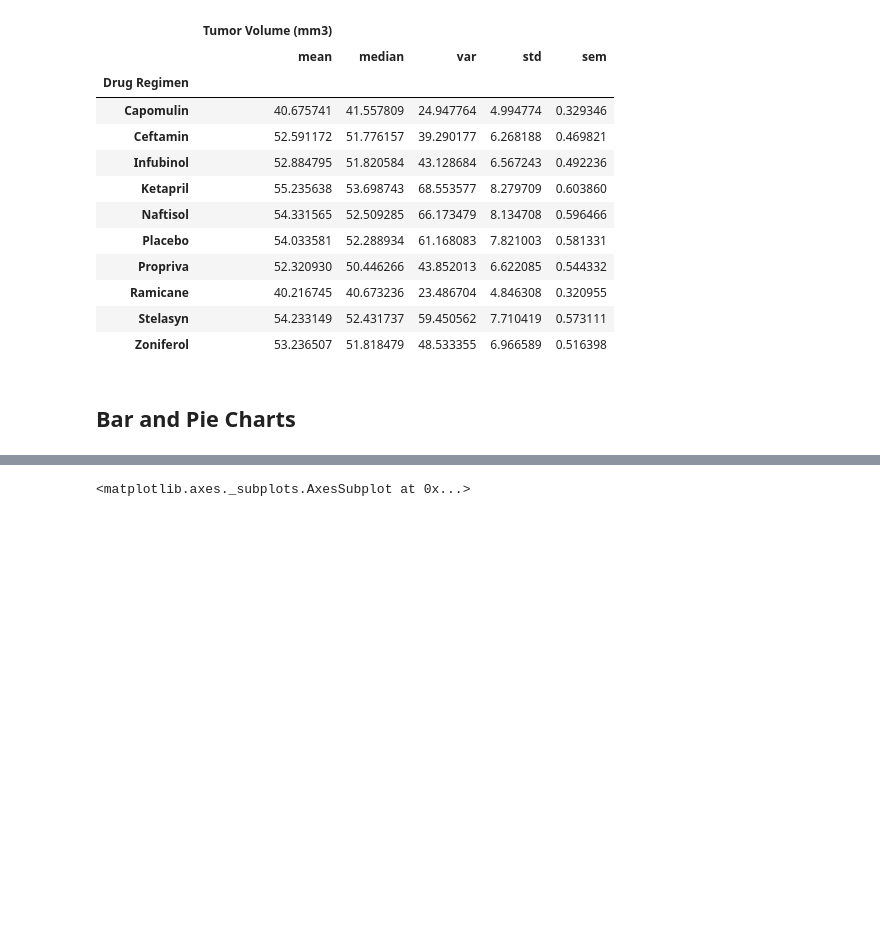
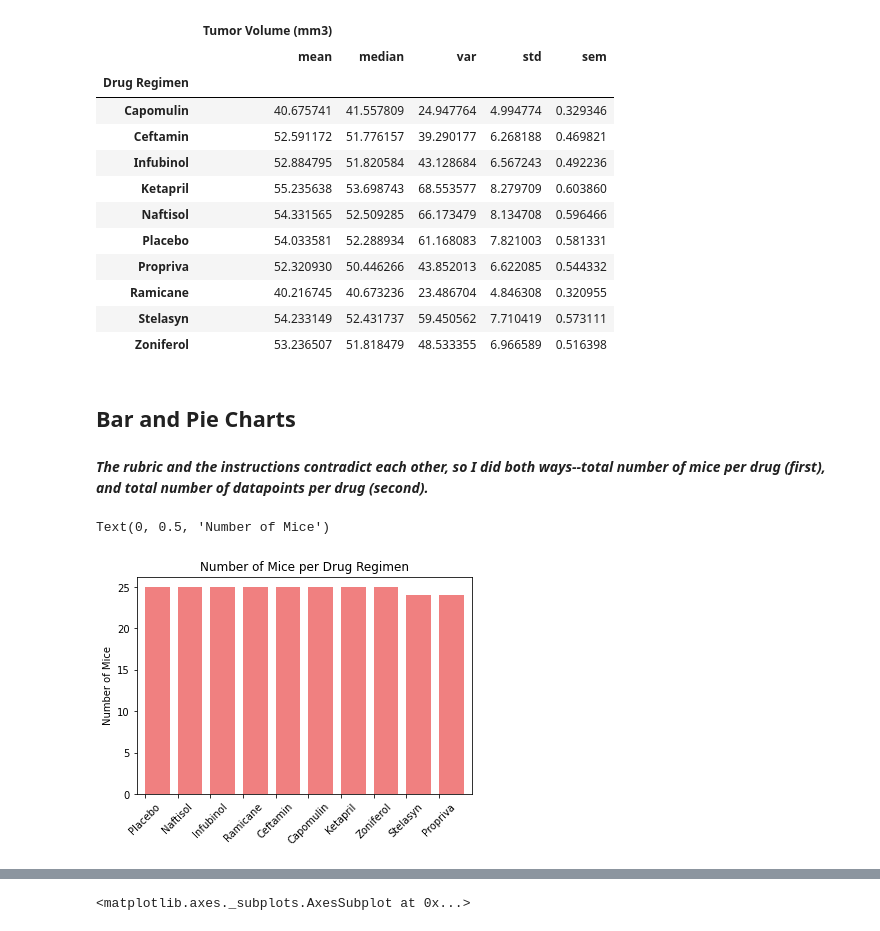
Before and after one commit to emcfarland/matplotlib-challenge, a Jupyter notebook: pymaceuticals.ipynb, the cells around one changed output, grey strips where cells are left out. Drawn from its saved outputs; the diff is of its cells as text; code cells hidden in the pictures; blank space fills up the shorter version.

```diff
--- a/pymaceuticals.ipynb
+++ b/pymaceuticals.ipynb
@@ -88,3 +88,20 @@ Tumor Volume Statistics by Regimen
 | Zoniferol | 53.236507 | 51.818479 | 48.533355 | 6.966589 | 0.516398 |
 # %% [markdown]
 ## Bar and Pie Charts
+# %% [markdown]
+***The rubric and the instructions contradict each other, so I did both ways--total number of mice per drug (first), and total number of datapoints per drug (second).***
+# %%
+# Generate a bar plot showing the number of mice for each drug regimen using pandas.
+trimmed_mice = df[["Mouse ID", "Drug Regimen"]].loc[~df['Mouse ID'].duplicated(keep="first")]
+
+mouse_tick_locations = trimmed_mice["Drug Regimen"].value_counts(sort=True).index.tolist()
+
+points_bar = trimmed_mice["Drug Regimen"].value_counts(sort=True).plot.bar(title="Number of Mice per Drug Regimen",
+                                                                  color="lightcoral",
+                                                                  width=0.75,
+                                                                  align="edge",
+                                                                  rot=45)
+points_bar.set_ylabel("Number of Mice")
+# %% [output]
+Text(0, 0.5, 'Number of Mice')
+[figure, added]
```
Also changed, not shown: parts of 5 cells of this notebook.
